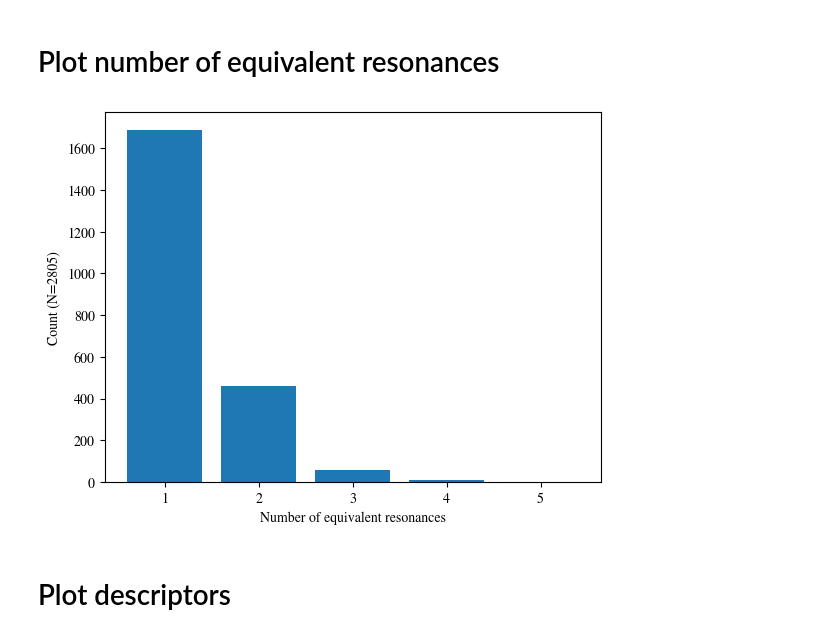
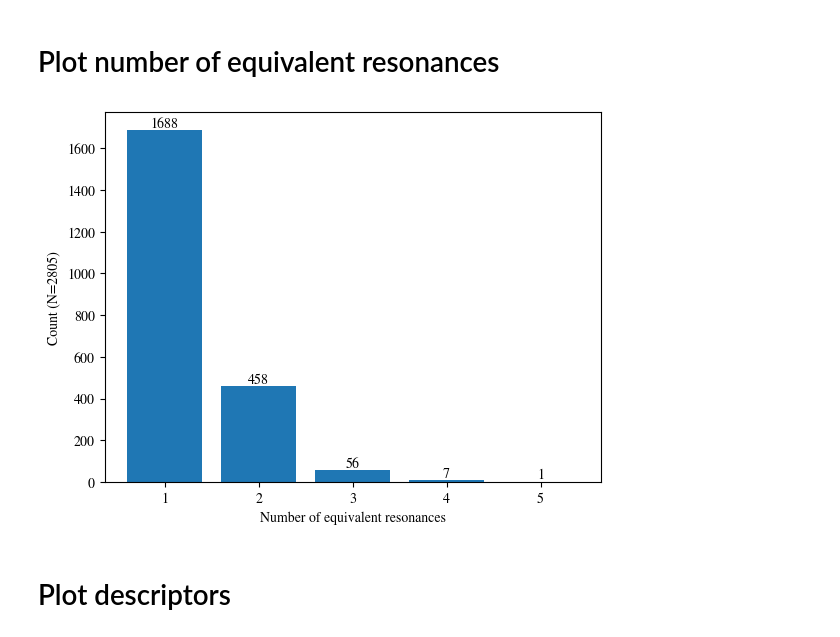
Before and after one commit to hwpang/RadicalTree, a Jupyter notebook: notebooks/2.3_plot_radical_data_and_resonance_radical_descriptors.ipynb, the cells around one changed output. Drawn from its saved outputs; the diff is of its cells as text; code cells hidden in the pictures.

Commit message:
update figures

```diff
--- a/notebooks/2.3_plot_radical_data_and_resonance_radical_descriptors.ipynb
+++ b/notebooks/2.3_plot_radical_data_and_resonance_radical_descriptors.ipynb
@@ -91,12 +91,14 @@ fig.savefig("../figures/data_radical_hist.pdf", bbox_inches="tight")
 # %%
 plt.figure()
 count_dict = resonance_radical_df["radical_smiles"].value_counts().value_counts()
 plt.bar(count_dict.index, count_dict)
+for index, count in count_dict.items():
+    plt.text(index, count, count, ha="center", va="bottom")
 plt.ylabel(f"Count (N={len(resonance_radical_df.index)})")
 plt.xlabel("Number of equivalent resonances")
 plt.savefig("../figures/data_num_resonances.pdf", bbox_inches="tight")
 # %% [output]
-[figure, old version]
+[figure, new version]
 # %% [markdown]
 # Plot descriptors
 # %%
```
Also changed, not shown: 2 other files.
